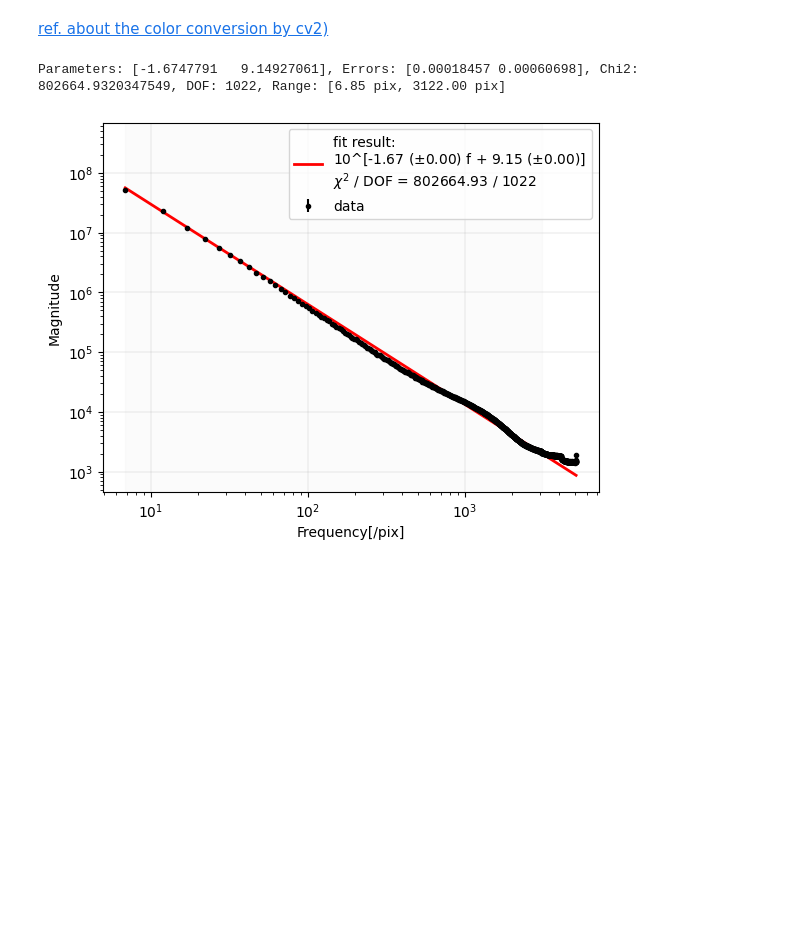
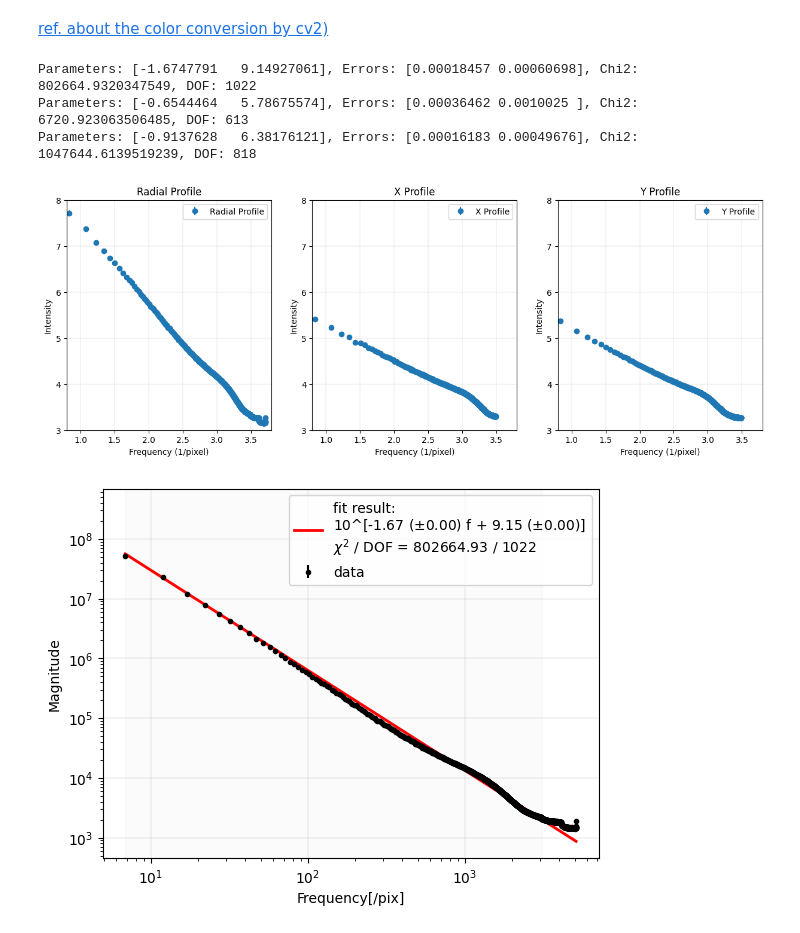
Before and after one commit to hnakata-JP/daily_wonders, a Jupyter notebook: fft2to1/250403_fft_2to1_module.ipynb, the cells around one changed output. Drawn from its saved outputs; the diff is of its cells as text; code cells hidden in the pictures; blank space fills up the shorter version.

```diff
--- a/fft2to1/250403_fft_2to1_module.ipynb
+++ b/fft2to1/250403_fft_2to1_module.ipynb
@@ -18,5 +15,0 @@ fbin, rbin, err = binning_data(frequency, power, bin_size=5)
-# %%
-params, errors, chi2, dof, (fmin, fmax) = fit_power_law(fbin, rbin, err, xmin=1, xmax=-400)
-print(f"Parameters: {params}, Errors: {errors}, Chi2: {chi2}, DOF: {dof}, Range: [{10**fbin[fmin]:.2f} pix, {10**fbin[fmax]:.2f} pix]")
-# %% [output]
-Parameters: [-1.6747791   9.14927061], Errors: [0.00018457 0.00060698], Chi2: 802664.9320347549, DOF: 1022, Range: [6.85 pix, 3122.00 pix]
@@ -23,3 +73,47 @@ Parameters: [-1.6747791   9.14927061], Errors: [0.00018457 0.00060698], Chi2: 80
+# %%
+(freq_r, rprof), (freq_x, xprof), (freq_y, yprof) = calc_radial_profile(image)
+fbinr, rbinr, rerr = binning_data(freq_r, rprof, bin_size=5)
+fbinx, rbinx, xerr = binning_data(freq_x, xprof, bin_size=5)
+fbiny, rbiny, yerr = binning_data(freq_y, yprof, bin_size=5)
+# %%
+params_r, errors_r, chi2r, dofr, (fminr, fmaxr) = fit_power_law(fbinr, rbinr, rerr)
+params_x, errors_x, chi2x, dofx, (fminx, fmaxx) = fit_power_law(fbinx, rbinx, xerr)
+params_y, errors_y, chi2y, dofy, (fminy, fmaxy) = fit_power_law(fbiny, rbiny, yerr)
+
+print(f"Parameters: {params_r}, Errors: {errors_r}, Chi2: {chi2r}, DOF: {dofr}")
+print(f"Parameters: {params_x}, Errors: {errors_x}, Chi2: {chi2x}, DOF: {dofx}")
+print(f"Parameters: {params_y}, Errors: {errors_y}, Chi2: {chi2y}, DOF: {dofy}")
+# %% [output]
+Parameters: [-1.6747791   9.14927061], Errors: [0.00018457 0.00060698], Chi2: 802664.9320347549, DOF: 1022
+Parameters: [-0.6544464   5.78675574], Errors: [0.00036462 0.0010025 ], Chi2: 6720.923063506485, DOF: 613
+Parameters: [-0.9137628   6.38176121], Errors: [0.00016183 0.00049676], Chi2: 1047644.6139519239, DOF: 818
+# %%
+fig = plt.figure(figsize=(15, 5))
+gs = GridSpec(1, 3, figure=fig)
+ax = []
+for _ in range(3):
+    ax.append(fig.add_subplot(gs[0, _]))
+
+ax[0].set_title('Radial Profile')
+ax[0].errorbar(fbinr, rbinr, yerr=rerr, fmt='o', label='Radial Profile')
+
+ax[1].set_title('X Profile')
+ax[1].errorbar(fbinx, rbinx, yerr=xerr, fmt='o', label='X Profile')
+
+ax[2].set_title('Y Profile')
+ax[2].errorbar(fbiny, rbiny, yerr=yerr, fmt='o', label='Y Profile')
+
+for _i in range(3):
+    # ax[_].set_xscale('log')
+    # ax[_].set_yscale('log')
+    ax[_i].set_xlabel('Frequency (1/pixel)')
+    ax[_i].set_ylabel('Intensity')
+    ax[_i].legend()
+    ax[_i].grid(lw=0.2)
+    ax[_i].set_xlim(0.8, 3.8)
+    ax[_i].set_ylim(3, 8)
+# %% [output]
+[figure, added]
 # %%
 _=plot_pix_scale(fbin, rbin, err, params, errors, chi2, dof, fmin, fmax)
 # %% [output]
```
Also changed, not shown: parts of 5 cells of this notebook, 1 other file.
